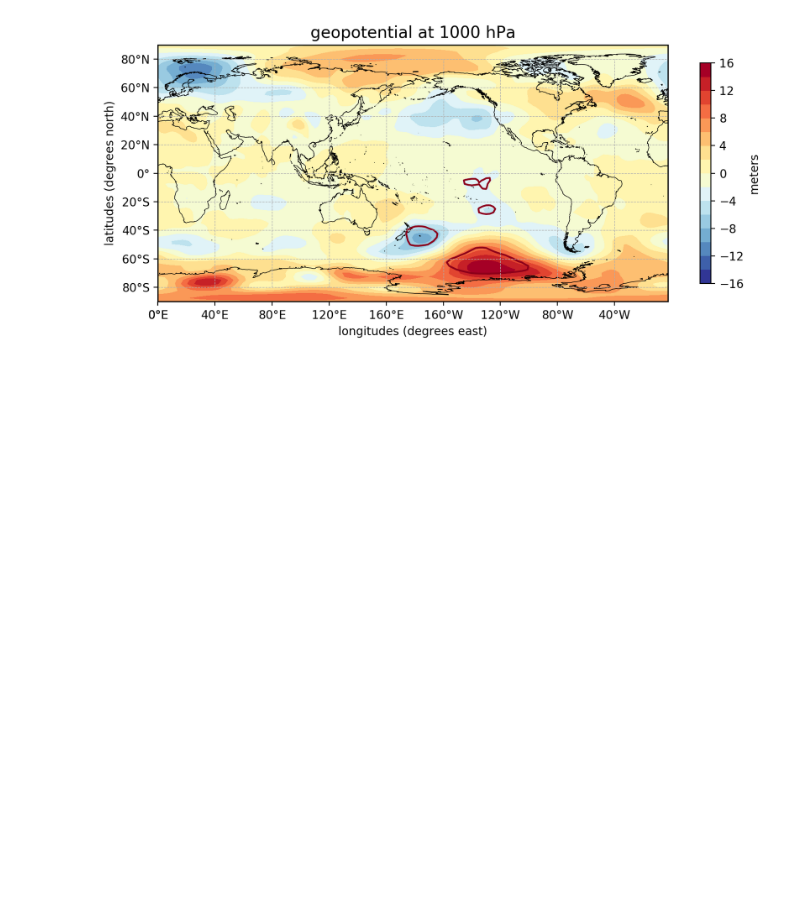
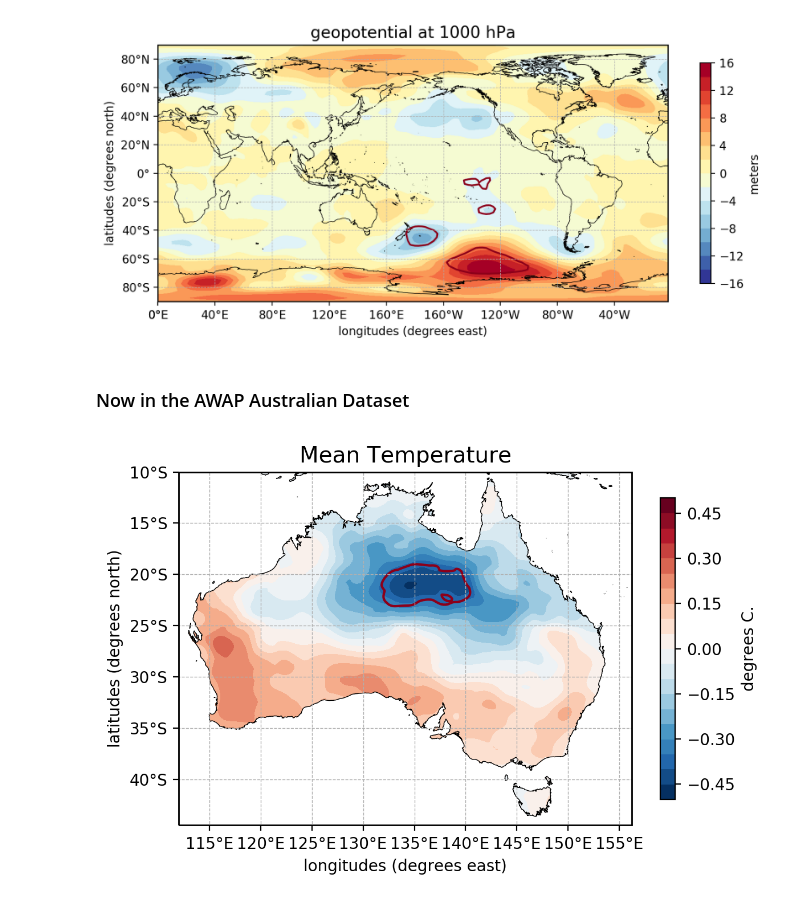
Before and after one commit to nicolasfauchereau/PICT_notebooks, a Jupyter notebook: notebooks/ensemble.ipynb, the cells around one changed output. Cells and saved outputs as stored; diff of their text form; code cells hidden in the pictures; blank space fills up the shorter version.

Commit message:
added example for the AWAP dataset in the notebooks/ensemble.ipynb notebook

```diff
--- a/notebooks/ensemble.ipynb
+++ b/notebooks/ensemble.ipynb
@@ -89,3 +85,11 @@ hgt_1000 = analogs(ens, 'ncep', 'hgt_1000').composite()
 f, ax = scalar_plot(hgt_1000).plot()
 # %% [output]
 [figure]
+# %% [markdown]
+### Now in the AWAP Australian Dataset
+# %%
+awap_tmean = analogs(ens, 'awap', 'TMean').composite()
+# %%
+f, ax = scalar_plot(awap_tmean).plot(res='h')
+# %% [output]
+[figure, added]
```
Also changed, not shown: parts of 3 cells of this notebook.
